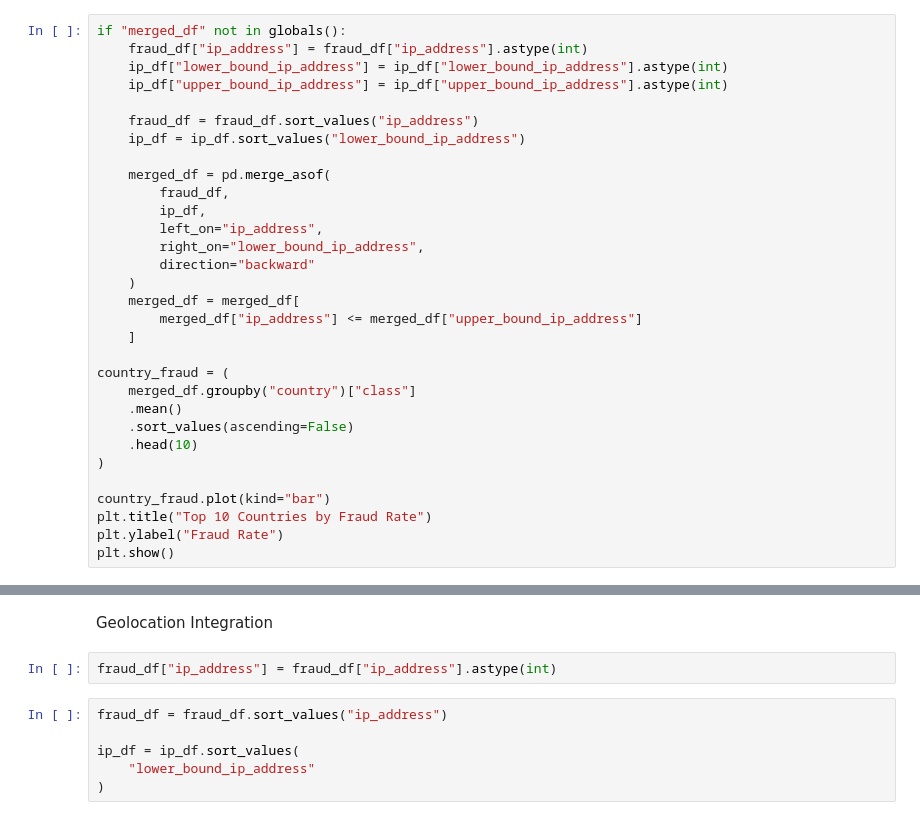
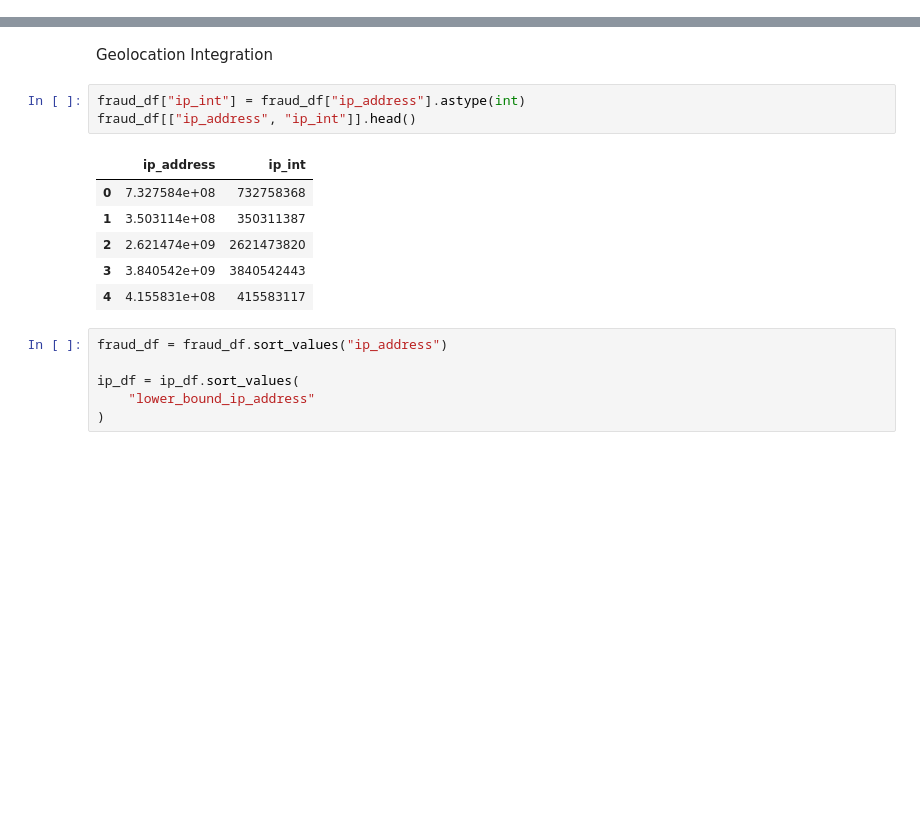
Before and after one commit to hlemma03-netizen/fraud-detection, a Jupyter notebook: notebooks/eda-fraud-data.ipynb, the cells around one changed output, grey strips where cells are left out. Drawn from its saved outputs; the diff is of its cells as text; blank space fills up the shorter version.

```diff
--- a/notebooks/eda-fraud-data.ipynb
+++ b/notebooks/eda-fraud-data.ipynb
@@ -149,34 +143,3 @@ plt.title("Fraud by Gender")
 plt.show()
 # %% [output]
 [figure]
-# %%
-if "merged_df" not in globals():
-    fraud_df["ip_address"] = fraud_df["ip_address"].astype(int)
-    ip_df["lower_bound_ip_address"] = ip_df["lower_bound_ip_address"].astype(int)
-    ip_df["upper_bound_ip_address"] = ip_df["upper_bound_ip_address"].astype(int)
-
-    fraud_df = fraud_df.sort_values("ip_address")
-    ip_df = ip_df.sort_values("lower_bound_ip_address")
-
-    merged_df = pd.merge_asof(
-        fraud_df,
-        ip_df,
-        left_on="ip_address",
-        right_on="lower_bound_ip_address",
-        direction="backward"
-    )
-    merged_df = merged_df[
-        merged_df["ip_address"] <= merged_df["upper_bound_ip_address"]
-    ]
-
-country_fraud = (
-    merged_df.groupby("country")["class"]
-    .mean()
-    .sort_values(ascending=False)
-    .head(10)
-)
-
-country_fraud.plot(kind="bar")
-plt.title("Top 10 Countries by Fraud Rate")
-plt.ylabel("Fraud Rate")
-plt.show()
@@ -207,7 +168,15 @@ pd.crosstab(
 # %% [markdown]
 Geolocation Integration
 # %%
-fraud_df["ip_address"] = fraud_df["ip_address"].astype(int)
+fraud_df["ip_int"] = fraud_df["ip_address"].astype(int)
+fraud_df[["ip_address", "ip_int"]].head()
+# %% [output]
+|  | ip_address | ip_int |
+| 0 | 7.327584e+08 | 732758368 |
+| 1 | 3.503114e+08 | 350311387 |
+| 2 | 2.621474e+09 | 2621473820 |
+| 3 | 3.840542e+09 | 3840542443 |
+| 4 | 4.155831e+08 | 415583117 |
 # %%
 fraud_df = fraud_df.sort_values("ip_address")
 
```
Also changed, not shown: parts of 19 cells of this notebook.
